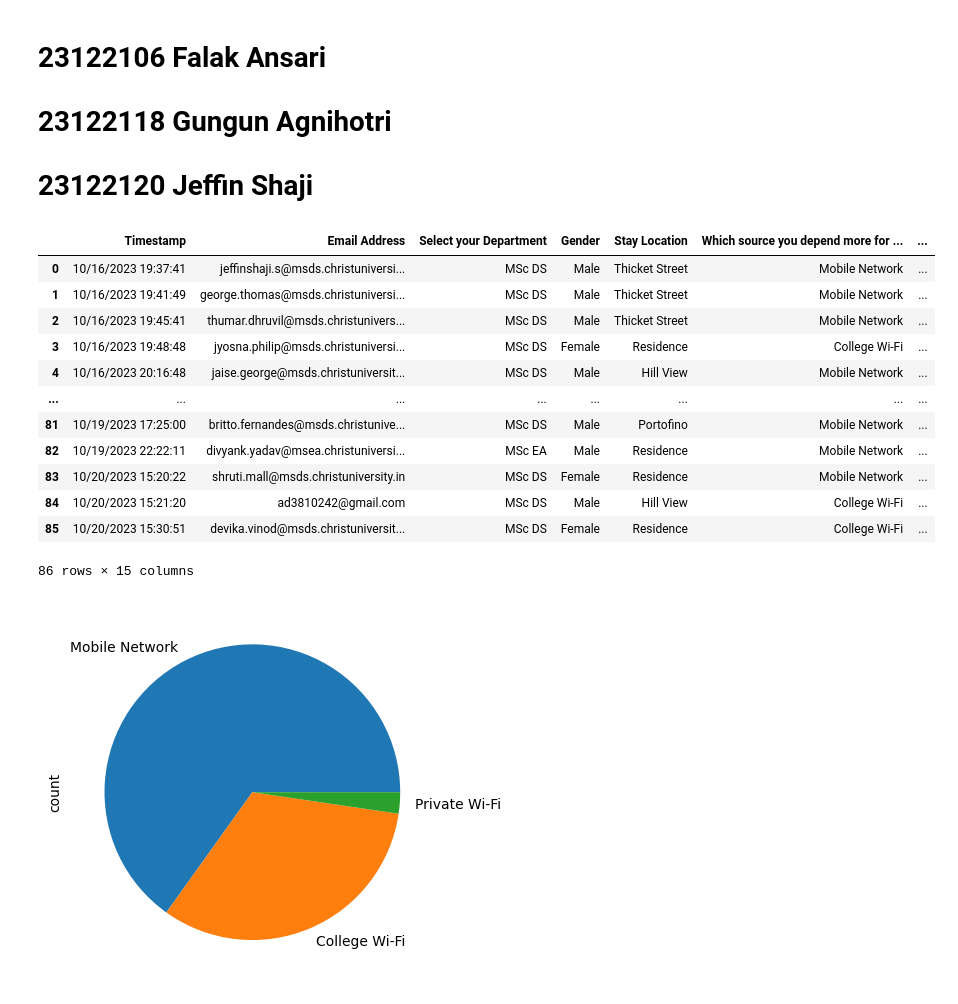
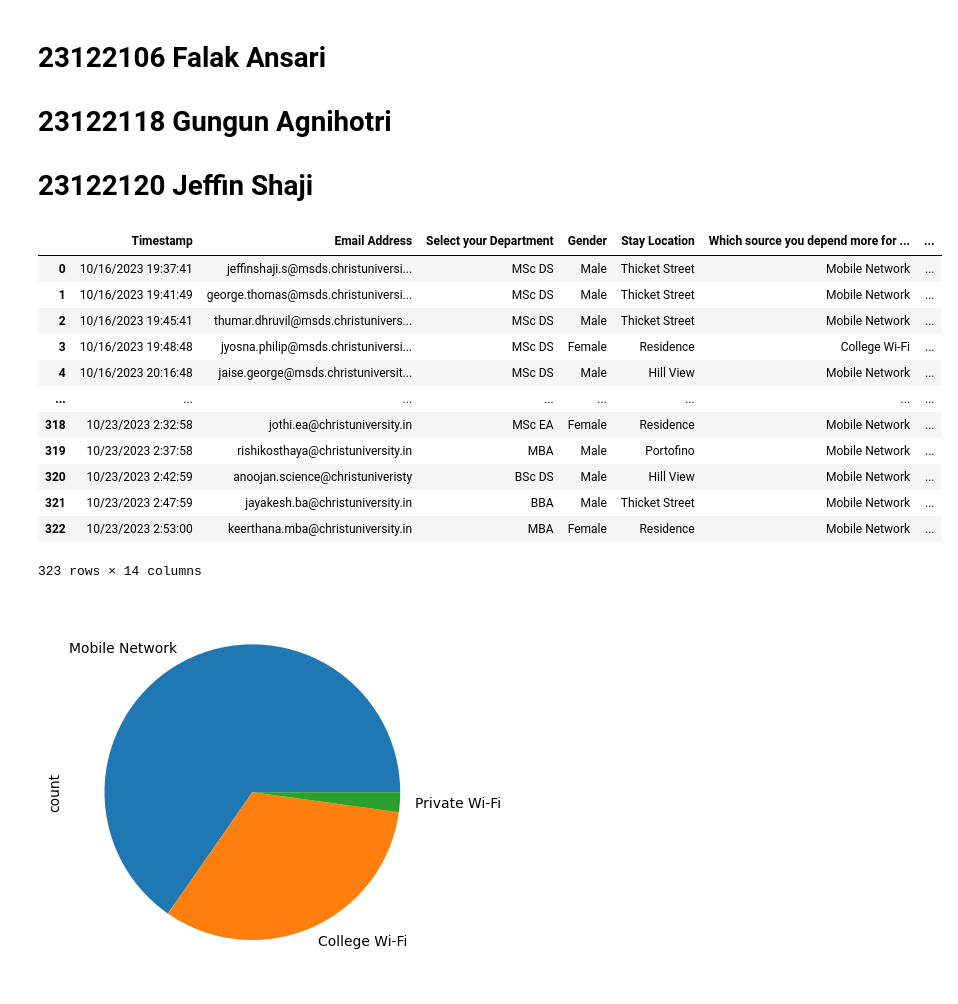
Before and after one commit to falak105/MSCDS-B, a Jupyter notebook: CAC2/CAC2.ipynb, the cells around one changed output. Saved outputs shown, nothing was run; the diff lists cells and outputs as text; code cells hidden in the pictures.

```diff
--- a/CAC2/CAC2.ipynb
+++ b/CAC2/CAC2.ipynb
@@ -13,25 +13,25 @@
 # %%
 import pandas as pd
 import numpy as np
 import matplotlib.pyplot as plt
 import seaborn as sns
 # Load data
-df = pd.read_csv('CAC2_Assignment Responses - Form Responses 1.csv')
+df = pd.read_csv('CAC2_Assignment_ResponseSheet.csv')
 df
 # %% [output]
 |  | Timestamp | Email Address | Select your Department | Gender | Stay Location | Which source you depend more for ... | ... |
 | 0 | 10/16/2023 19:37:41 | jeffinshaji.s@msds.christuniversi... | MSc DS | Male | Thicket Street | Mobile Network | ... |
 | 1 | 10/16/2023 19:41:49 | george.thomas@msds.christuniversi... | MSc DS | Male | Thicket Street | Mobile Network | ... |
 | 2 | 10/16/2023 19:45:41 | thumar.dhruvil@msds.christunivers... | MSc DS | Male | Thicket Street | Mobile Network | ... |
 | 3 | 10/16/2023 19:48:48 | jyosna.philip@msds.christuniversi... | MSc DS | Female | Residence | College Wi-Fi | ... |
 | 4 | 10/16/2023 20:16:48 | jaise.george@msds.christuniversit... | MSc DS | Male | Hill View | Mobile Network | ... |
 | ... | ... | ... | ... | ... | ... | ... | ... |
-| 81 | 10/19/2023 17:25:00 | britto.fernandes@msds.christunive... | MSc DS | Male | Portofino | Mobile Network | ... |
-| 82 | 10/19/2023 22:22:11 | divyank.yadav@msea.christuniversi... | MSc EA | Male | Residence | Mobile Network | ... |
-| 83 | 10/20/2023 15:20:22 | shruti.mall@msds.christuniversity.in | MSc DS | Female | Residence | Mobile Network | ... |
-| 84 | 10/20/2023 15:21:20 | ad3810242@gmail.com | MSc DS | Male | Hill View | College Wi-Fi | ... |
-| 85 | 10/20/2023 15:30:51 | devika.vinod@msds.christuniversit... | MSc DS | Female | Residence | College Wi-Fi | ... |
+| 318 | 10/23/2023 2:32:58 | jothi.ea@christuniversity.in | MSc EA | Female | Residence | Mobile Network | ... |
+| 319 | 10/23/2023 2:37:58 | rishikosthaya@christuniversity.in | MBA | Male | Portofino | Mobile Network | ... |
+| 320 | 10/23/2023 2:42:59 | anoojan.science@christuniveristy | BSc DS | Male | Hill View | Mobile Network | ... |
+| 321 | 10/23/2023 2:47:59 | jayakesh.ba@christuniversity.in | BBA | Male | Thicket Street | Mobile Network | ... |
+| 322 | 10/23/2023 2:53:00 | keerthana.mba@christuniversity.in | MBA | Female | Residence | Mobile Network | ... |
-86 rows × 15 columns
+323 rows × 14 columns
 # %%
 # Value counts for categorical vars
 df['Stay Location'].value_counts()
```
Also changed, not shown: parts of 5 cells of this notebook, 2 other files.
